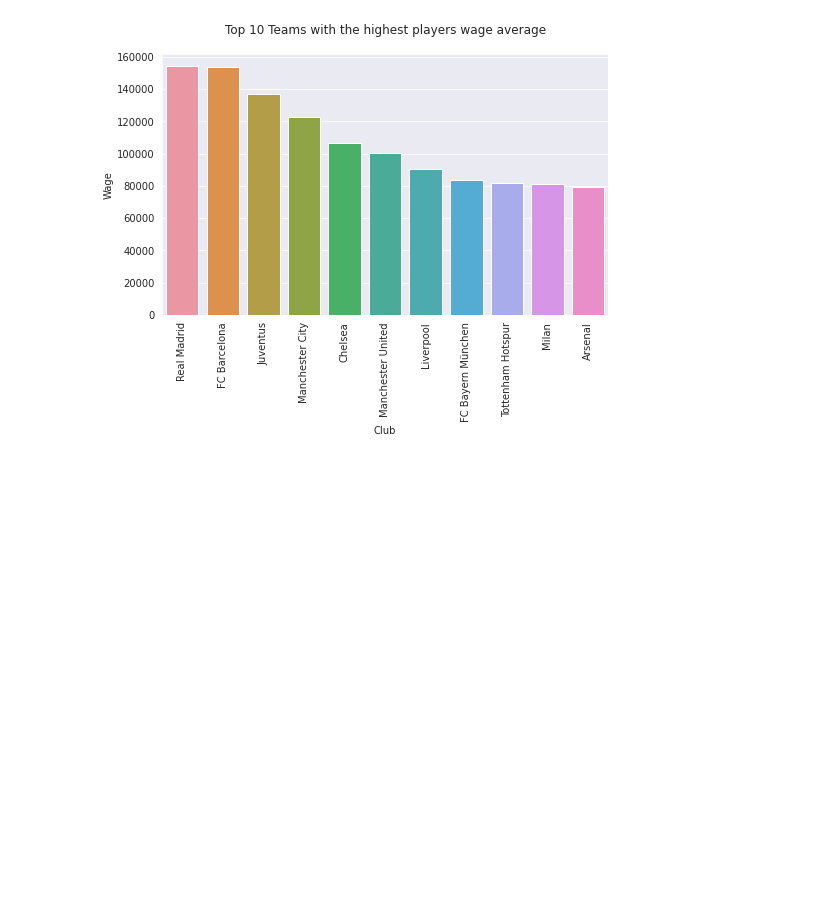
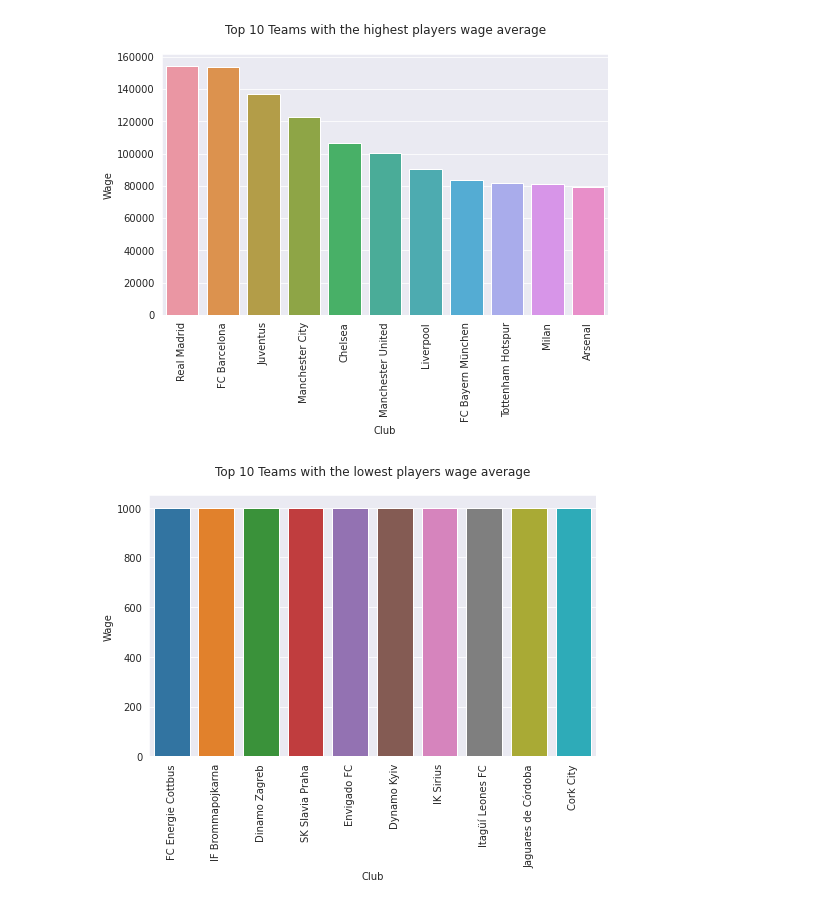
Before and after one commit to ChristoRay/ChrisPortofolioForDS, a Jupyter notebook: Fifa 19 Project/EDA_on_Outfield_DF.ipynb, the cells around one changed output. Cells and saved outputs as stored; diff of their text form; code cells hidden in the pictures; blank space fills up the shorter version.

```diff
--- a/Fifa 19 Project/EDA_on_Outfield_DF.ipynb
+++ b/Fifa 19 Project/EDA_on_Outfield_DF.ipynb
@@ -113,3 +124,13 @@ plt.xticks(rotation=90)
 plt.show()
 # %% [output]
 [figure]
+# %%
+#How about clubs with lowest average player wage ?
+plt.figure(figsize=(8,4.8))
+sns.set_style(style='darkgrid')
+sns.barplot(x='Club',y='Wage',data = average_wage_sort[-10:])
+plt.title('Top 10 Teams with the lowest players wage average',pad=20)
+plt.xticks(rotation=90)
+plt.show()
+# %% [output]
+[figure, added]
```
Also changed, not shown: parts of 4 cells of this notebook.
